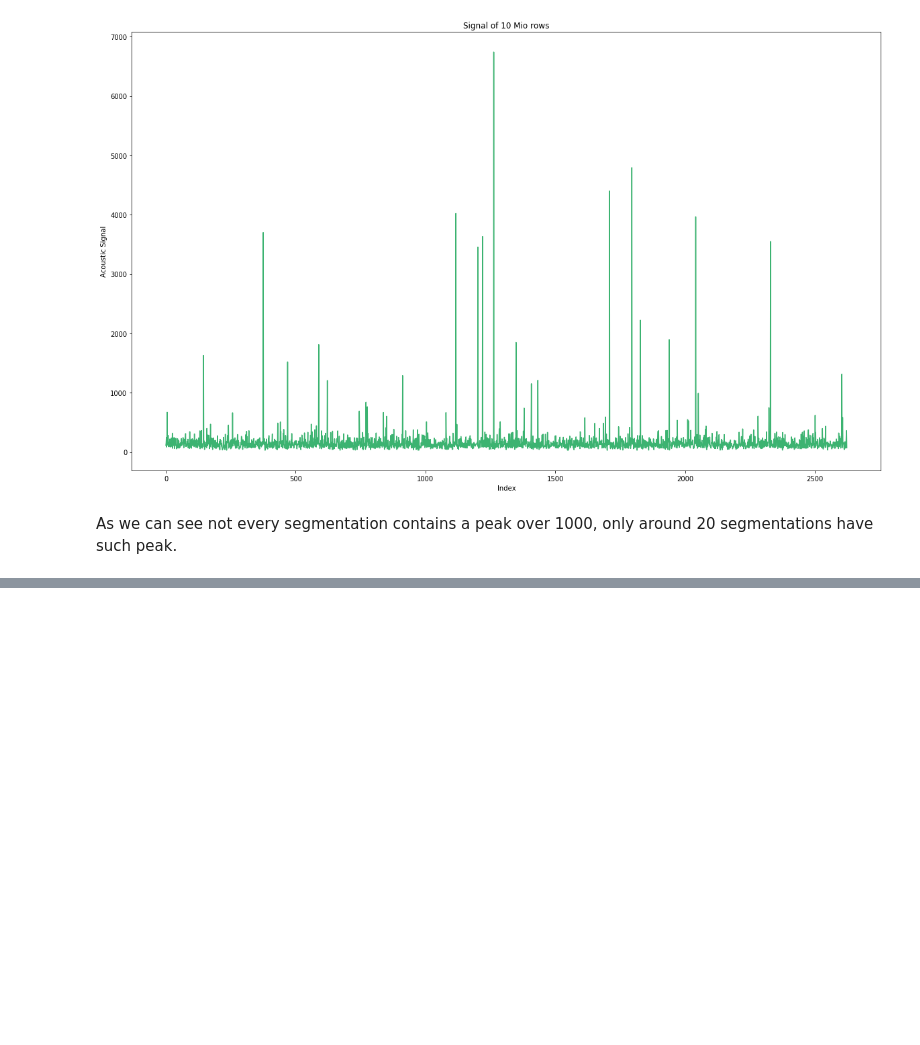
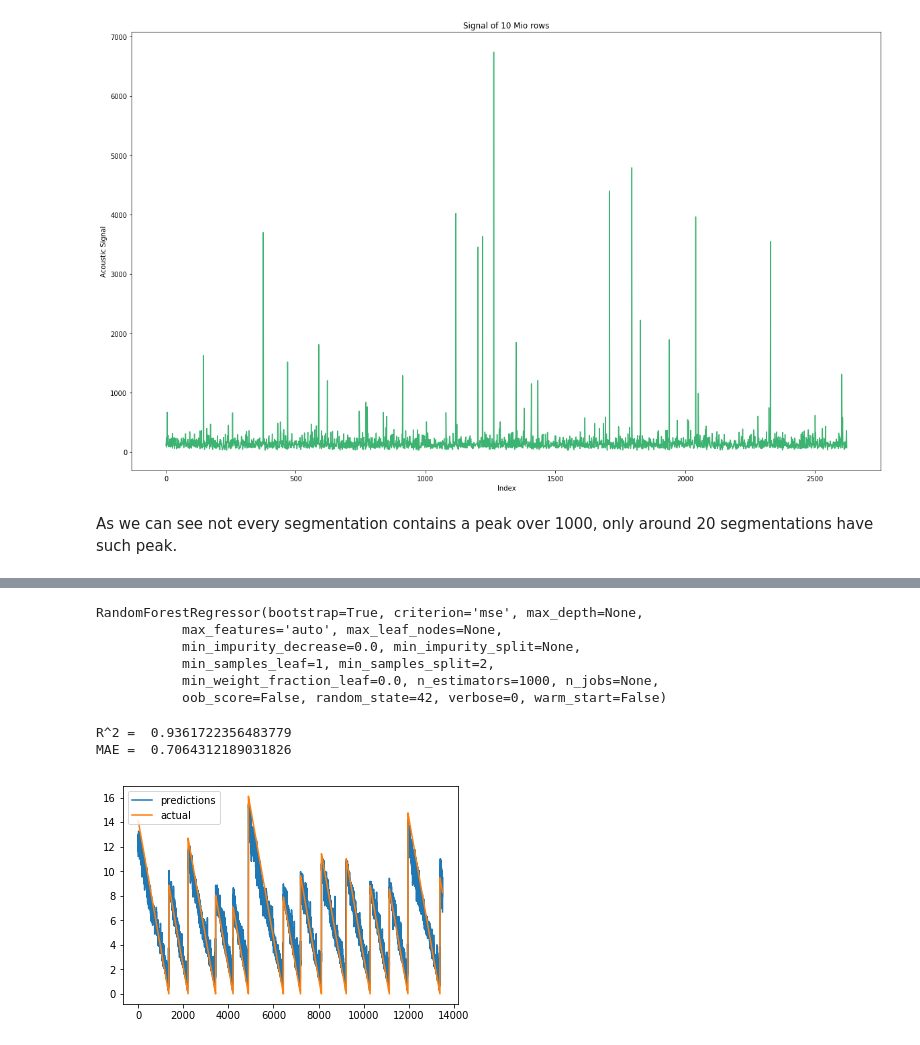
Before and after one commit to raobystorm/EarthquakePred, a Jupyter notebook: Note_and_Playground.ipynb, the cells around one changed output, grey strips where cells are left out. Saved outputs shown, nothing was run; the diff lists cells and outputs as text; code cells hidden in the pictures; blank space fills up the shorter version.

```diff
--- a/Note_and_Playground.ipynb
+++ b/Note_and_Playground.ipynb
@@ -133,0 +291,3 @@ As we can see not every segmentation contains a peak over 1000, only around 20 s
+# %%
+df = pd.DataFrame(feat_mat,dtype=np.float64)
+test_df = pd.DataFrame(test_feat_mat,dtype=np.float64)
@@ -133,0 +300,2 @@ As we can see not every segmentation contains a peak over 1000, only around 20 s
+# %%
+dataset = df.values
@@ -133,0 +304,26 @@ As we can see not every segmentation contains a peak over 1000, only around 20 s
+# %%
+# like orginal paper we use Random Forest with 1000 trees
+rf = RandomForestRegressor(n_estimators = 1000, random_state = 42)
+rf.fit(dataset[:,:-1], dataset[:,-1])
+# %% [output]
+RandomForestRegressor(bootstrap=True, criterion='mse', max_depth=None,
+           max_features='auto', max_leaf_nodes=None,
+           min_impurity_decrease=0.0, min_impurity_split=None,
+           min_samples_leaf=1, min_samples_split=2,
+           min_weight_fraction_leaf=0.0, n_estimators=1000, n_jobs=None,
+           oob_score=False, random_state=42, verbose=0, warm_start=False)
+# %%
+def eval_result(dataset_, pred):
+    res = pred(dataset_[:,:-1])
+    plt.plot(res,label='predictions')
+    plt.plot(dataset_[:,-1],label='actual')
+    plt.legend()
+
+    print("R^2 = ",r2_score(dataset_[:,-1],res))
+    print("MAE = ",mean_absolute_error(dataset_[:,-1],res))
+# %%
+eval_result(dataset, rf.predict)
+# %% [output]
+R^2 =  0.9361722356483779
+MAE =  0.7064312189031826
+[figure, added]
```
Also changed, not shown: parts of 62 cells of this notebook.
